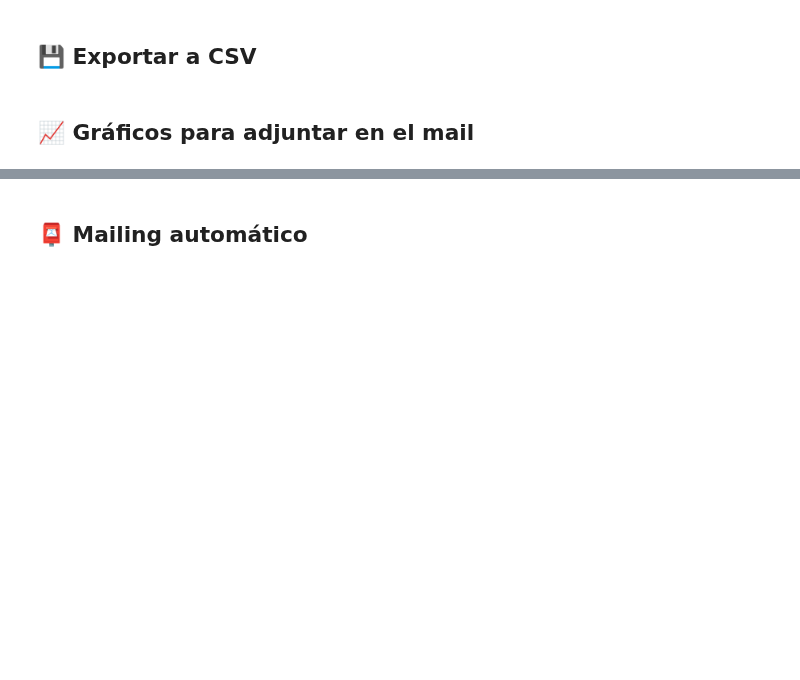
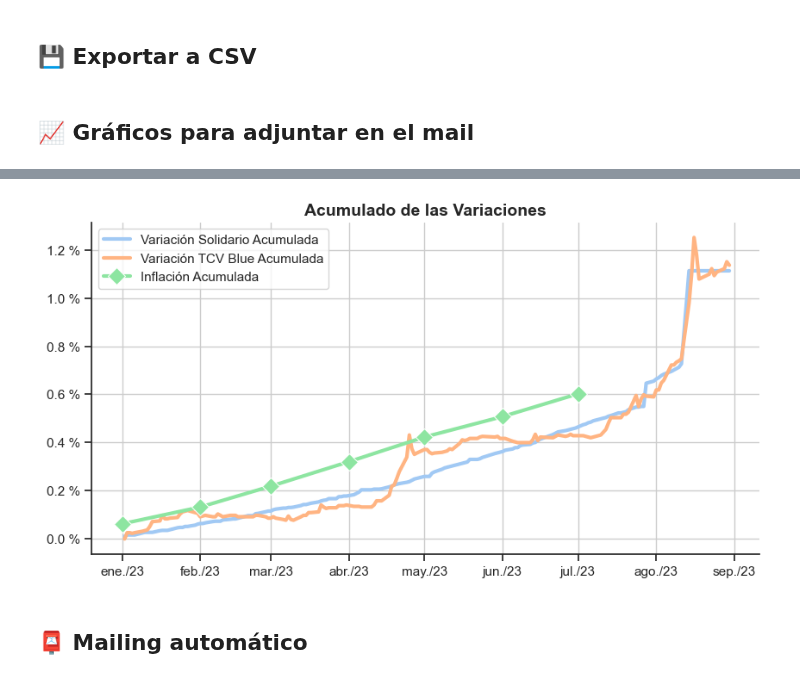
Before and after one commit to mauroemartinez/RPA-exchange-rate-scrapping-automatic-mailing, a Jupyter notebook: RPA_Tipos_de_Cambio_Mailing.ipynb, the cells around one changed output, grey strips where cells are left out. Saved outputs shown, nothing was run; the diff lists cells and outputs as text; code cells hidden in the pictures; blank space fills up the shorter version.

```diff
--- a/RPA_Tipos_de_Cambio_Mailing.ipynb
+++ b/RPA_Tipos_de_Cambio_Mailing.ipynb
@@ -791,3 +804,83 @@ plt.show()
+# %%
+inflacion_df["Fecha"] = pd.to_datetime(inflacion_df["Fecha"], format="%m/%y")
+
+data["Fecha"] = pd.to_datetime(data["Fecha"], format="%d/%m/%y")
+
+variacion_acumulada = data.merge(inflacion_df[["Fecha","Inflación"]], on=["Fecha"], how="outer")
+
+#Ordenamos por fecha ya que luego del merge, pone al final las fechas sin cotización pero con inflación
+variacion_acumulada.sort_values("Fecha", inplace=True)
+
+# Filtramos por el año actual
+current_year = pd.Timestamp.today().year
+
+#Damos vuelta el dataset
+variacion_acumulada = variacion_acumulada[variacion_acumulada["Fecha"].dt.year == current_year]
+
+variacion_acumulada.loc[:, "Fecha"] = pd.to_datetime(variacion_acumulada["Fecha"], format="%d-%m-%y")
+
+#Creamos las columnas acumulativas
+columns_to_cumulate = ['Variación Solidario', 'Variación TCV Blue', 'Inflación']
+for column in columns_to_cumulate:
+    if column == 'Inflación':
+        variacion_acumulada[f'{column} Acumulada'] = (1 + variacion_acumulada[column] / 100).cumprod()-1
+    else:
+        variacion_acumulada[f'{column} Acumulada'] = (1 + variacion_acumulada[column]).cumprod()-1
+
+
+cantidad_filas_variacion = len(variacion_acumulada)
+fig, ax = plt.subplots(figsize=(10, 5))
+
+# Gráfico de cotizaciones oficiales
+palette = sns.color_palette("pastel")
+ax2_columns = [
+    "Variación Solidario Acumulada",
+    "Variación TCV Blue Acumulada",
+    "Inflación Acumulada"
+]
+for i, column in enumerate(ax2_columns):
+    if column == "Inflación Acumulada":
+        sns.lineplot(
+            x="Fecha",
+            y=column,
+            data=variacion_acumulada,
+            label=ax2_columns[i],
+            color=palette[i],
+            linewidth=3,
+            marker="D",
+            markersize=10
+        )
+    else:
+        sns.lineplot(
+            x="Fecha",
+            y=column,
+            data=variacion_acumulada,
+            label=ax2_columns[i],
+            color=palette[i],
+            linewidth=3
+        )
+
+
+ax.set_title("Acumulado de las Variaciones", fontsize=14, fontweight="bold")
+
+import matplotlib.dates as mdates
+ax.xaxis.set_major_formatter(mdates.DateFormatter("%b/%y"))
+ax.xaxis.set_major_locator(mdates.YearLocator())
+ax.xaxis.set_major_locator(mdates.MonthLocator(interval=1))  # Mostrar un tick cada 3 meses
+ax.yaxis.set_major_formatter(FuncFormatter("{:,.1f} %".format))
+
+ax.set_xlabel("")
+ax.set_ylabel("")
+
+plt.grid(True)
+sns.despine()
+
+variaciones_jpg = "Variaciones.jpg"
+plt.savefig(variaciones_jpg)
+
+plt.show()
+# %% [output]
+[figure, added]
 # %% [markdown]
 ## 📮 Mailing automático
 # %%
```
Also changed, not shown: parts of 11 cells of this notebook.
